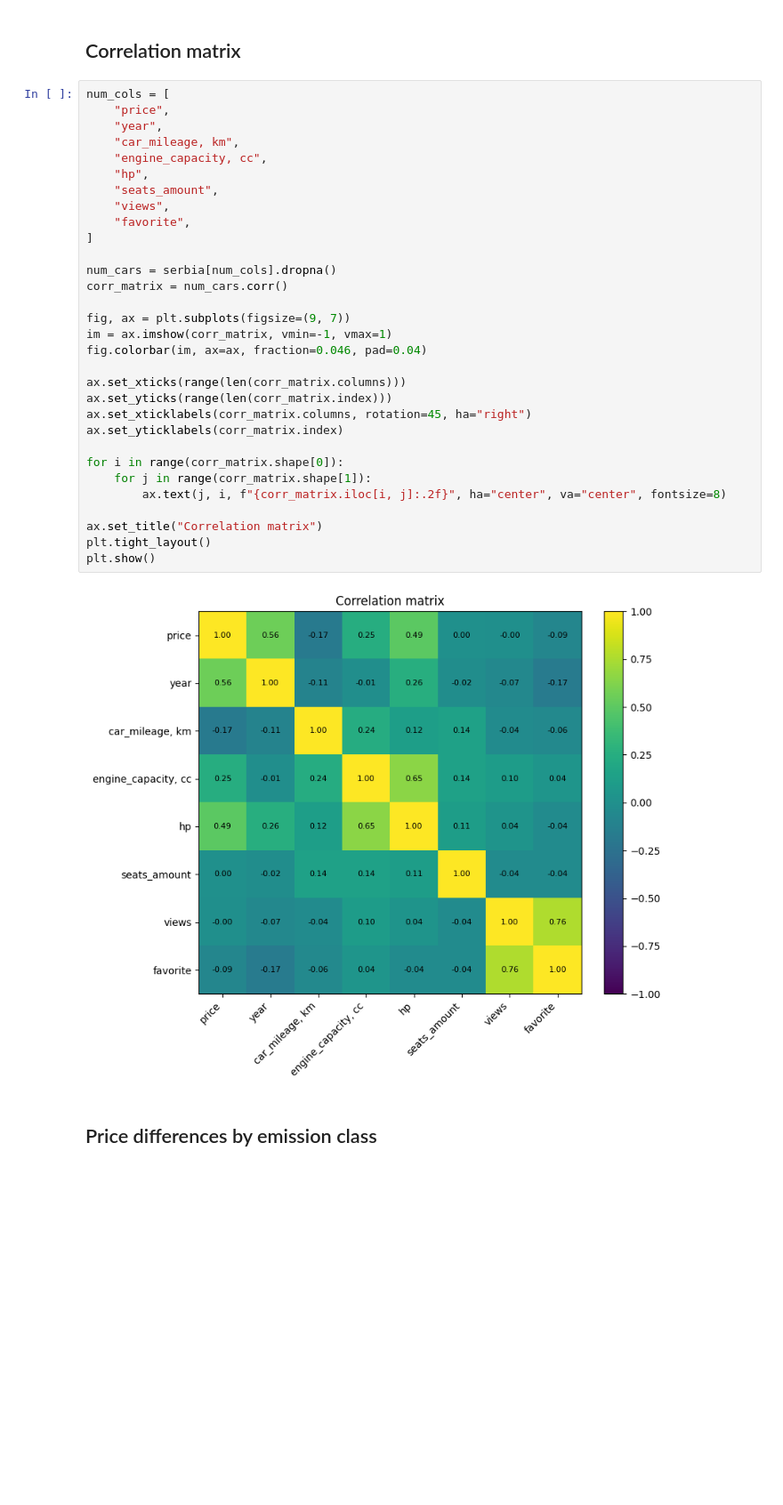
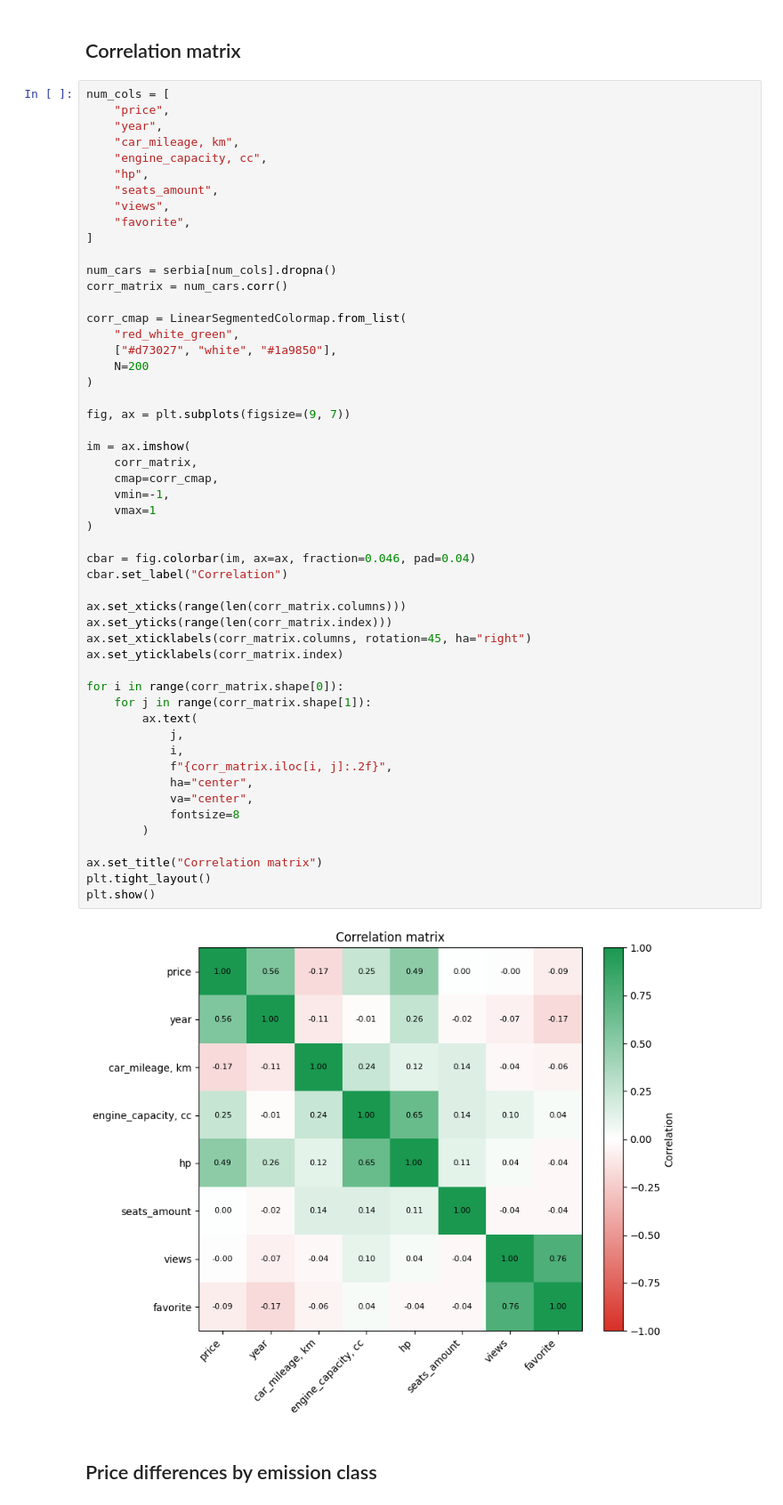
Before and after one commit to papadopoules/marketplace-price-prediction, a Jupyter notebook: marketplace-analysis.ipynb, the cells around one changed output. Shown at 89% size. Cells and saved outputs as stored; diff of their text form; blank space fills up the shorter version.

Commit message:
Updated visuals for better finding communication
- PCA
- Biplot
- Correlation

```diff
--- a/marketplace-analysis.ipynb
+++ b/marketplace-analysis.ipynb
@@ -682,36 +685,57 @@ Number of unique car brands: 52
 # %%
 num_cols = [
     "price",
     "year",
     "car_mileage, km",
     "engine_capacity, cc",
     "hp",
     "seats_amount",
     "views",
     "favorite",
 ]
 
 num_cars = serbia[num_cols].dropna()
 corr_matrix = num_cars.corr()
 
+corr_cmap = LinearSegmentedColormap.from_list(
+    "red_white_green",
+    ["#d73027", "white", "#1a9850"],
+    N=200
+)
+
 fig, ax = plt.subplots(figsize=(9, 7))
-im = ax.imshow(corr_matrix, vmin=-1, vmax=1)
-fig.colorbar(im, ax=ax, fraction=0.046, pad=0.04)
+
+im = ax.imshow(
+    corr_matrix,
+    cmap=corr_cmap,
+    vmin=-1,
+    vmax=1
+)
+
+cbar = fig.colorbar(im, ax=ax, fraction=0.046, pad=0.04)
+cbar.set_label("Correlation")
 
 ax.set_xticks(range(len(corr_matrix.columns)))
 ax.set_yticks(range(len(corr_matrix.index)))
 ax.set_xticklabels(corr_matrix.columns, rotation=45, ha="right")
 ax.set_yticklabels(corr_matrix.index)
 
 for i in range(corr_matrix.shape[0]):
     for j in range(corr_matrix.shape[1]):
-        ax.text(j, i, f"{corr_matrix.iloc[i, j]:.2f}", ha="center", va="center", fontsize=8)
+        ax.text(
+            j,
+            i,
+            f"{corr_matrix.iloc[i, j]:.2f}",
+            ha="center",
+            va="center",
+            fontsize=8
+        )
 
 ax.set_title("Correlation matrix")
 plt.tight_layout()
 plt.show()
 # %% [output]
-[figure, old version]
+[figure, new version]
 # %% [markdown]
 ## Price differences by emission class
 # %%
```
Also changed, not shown: parts of 9 cells of this notebook.
